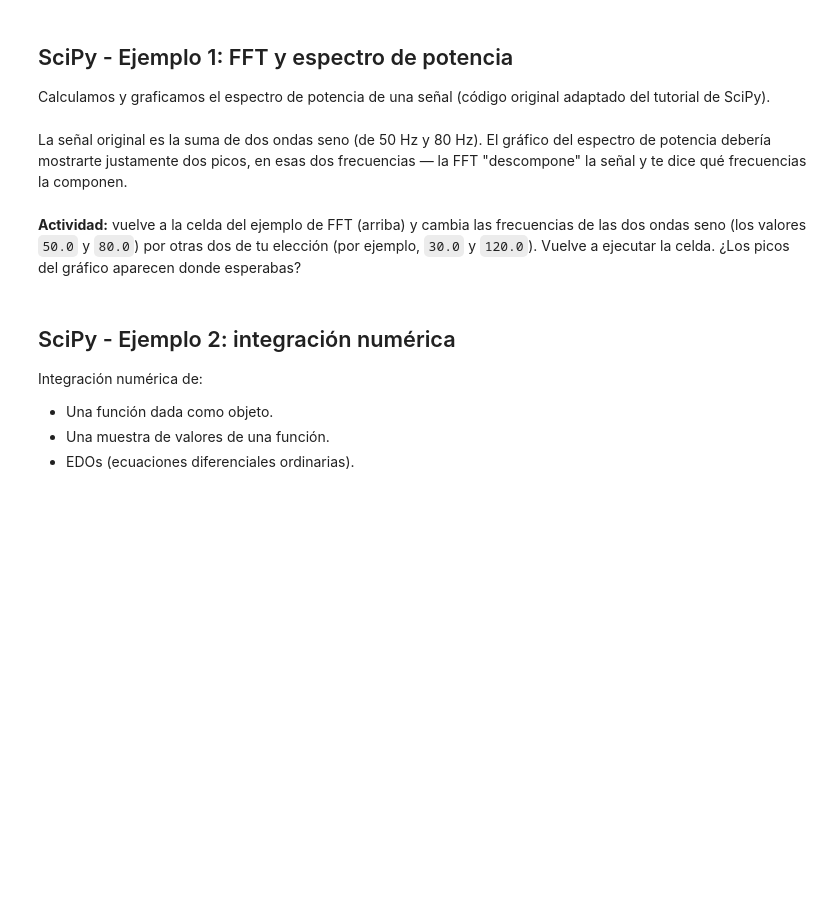
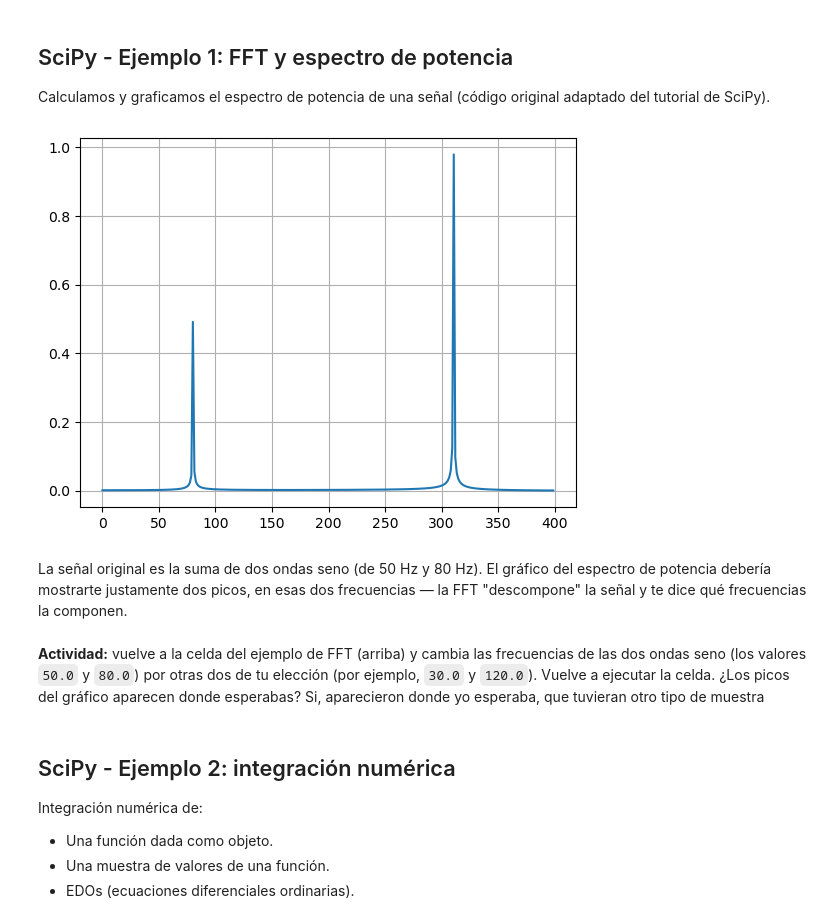
Before and after one commit to javiermoya2504/python-for-hpc-clase, a Jupyter notebook: notebooks/04--NumPy_SciPy_H5Py.ipynb, the cells around one changed output. Saved outputs shown, nothing was run; the diff lists cells and outputs as text; code cells hidden in the pictures; blank space fills up the shorter version.

Commit message:
Actualizar actividad de introduccion en Jupyter

```diff
--- a/notebooks/04--NumPy_SciPy_H5Py.ipynb
+++ b/notebooks/04--NumPy_SciPy_H5Py.ipynb
@@ -517,21 +673,23 @@ Calculamos y graficamos el espectro de potencia de una señal (código original
 # %%
 import numpy as np
 from scipy.fft import fft, fftfreq
 import matplotlib.pyplot as plt
 N = 600         # numero de puntos de muestra
 T = 1.0 / 800.0 # espaciado entre muestras
 x = np.linspace(0.0, N*T, N)
-y = np.sin(50.0 * 2.0*np.pi*x) + 0.5*np.sin(80.0 * 2.0*np.pi*x)
+y = np.sin(124.0 * 5.0*np.pi*x) + 0.5*np.sin(80.0 * 2.0*np.pi*x)
 
 yf = fft(y)
 xf = fftfreq(N, T)
 
 plt.plot(xf[0:N//2], 2.0/N * np.abs(yf[0:N//2]))
 plt.grid()
+# %% [output]
+[figure, added]
 # %% [markdown]
 La señal original es la suma de dos ondas seno (de 50 Hz y 80 Hz). El gráfico del espectro de potencia debería mostrarte justamente dos picos, en esas dos frecuencias — la FFT "descompone" la señal y te dice qué frecuencias la componen.
 # %% [markdown]
-**Actividad:** vuelve a la celda del ejemplo de FFT (arriba) y cambia las frecuencias de las dos ondas seno (los valores `50.0` y `80.0`) por otras dos de tu elección (por ejemplo, `30.0` y `120.0`). Vuelve a ejecutar la celda. ¿Los picos del gráfico aparecen donde esperabas?
+**Actividad:** vuelve a la celda del ejemplo de FFT (arriba) y cambia las frecuencias de las dos ondas seno (los valores `50.0` y `80.0`) por otras dos de tu elección (por ejemplo, `30.0` y `120.0`). Vuelve a ejecutar la celda. ¿Los picos del gráfico aparecen donde esperabas? Si, aparecieron donde yo esperaba, que tuvieran otro tipo de muestra
 # %% [markdown]
 ## SciPy - Ejemplo 2: integración numérica
 
```
Also changed, not shown: parts of 49 cells of this notebook.
